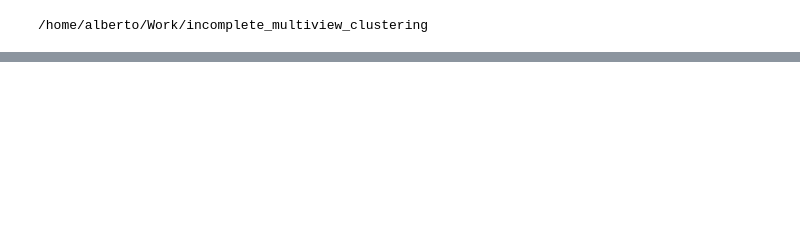
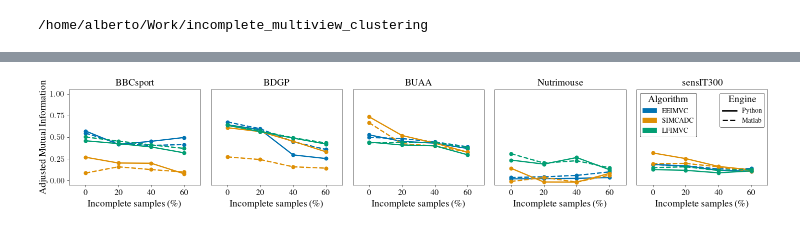
Before and after one commit to RafRomB/imml, a Jupyter notebook: tutorials/engine_comparison.ipynb, the cells around one changed output, grey strips where cells are left out. Drawn from its saved outputs; the diff is of its cells as text; code cells hidden in the pictures; blank space fills up the shorter version.

Commit message:
Creating joint figure for benchmarking different algorithms in engine_comparison.ipynb

```diff
--- a/tutorials/engine_comparison.ipynb
+++ b/tutorials/engine_comparison.ipynb
@@ -21,7 +22,10 @@ from imvc.cluster import DAIMC, IMSR, LFIMVC, EEIMVC, SIMCADC, NEMO
 from tueplots import axes, bundles
 plt.rcParams.update({**bundles.icml2022(), **axes.lines()})
 for key in ["axes.labelsize", "axes.titlesize", "font.size", "legend.fontsize", "xtick.labelsize", "ytick.labelsize"]:
-    plt.rcParams[key] += 3
+    if key == "legend.fontsize":
+        plt.rcParams[key] += 4
+    else:
+        plt.rcParams[key] += 6
 # %%
 def dataset_engine_comp(results_dict, Xs, y, n_clusters, estimator, engines, ps, n_times, att_matrix):
     for p in ps:
@@ -256,0 +287,39 @@ plt.savefig(f"engine_comparison_{estimator_name}.pdf")
+# %%
+colorblind_palette = sns.color_palette("colorblind")
+n_estimators = total_results["Algorithm"].unique()
+estimator_colors_dict = {estimator:colorblind_palette[i] for i, estimator in enumerate(n_estimators)}
+estimator_colors_dict = {mix: col for mix in total_results["Split"] for est, col in estimator_colors_dict.items() if est in mix}
+engine_linestyles_dict = {"Python": "-", "Matlab": "--", "R": "."}
+engine_linestyles_dict = {mix: col for mix in total_results["Split"] for eng, col in engine_linestyles_dict.items() if eng in mix}
+# %%
+axes = sns.FacetGrid(data=total_results, col= "Dataset", col_wrap=5, dropna=True, legend_out=False,
+                     sharey=False, despine=False).map_dataframe(
+    sns.pointplot, x="Incomplete samples (\%)", y= "Value", hue= "Split",
+    palette= estimator_colors_dict, linestyles= list(engine_linestyles_dict.values()), capsize= 0.05, seed= 42)
+
+handles_estimator = [mpatches.Circle((0, 0), radius=0.5, color=color)
+                     for _, color in zip(n_estimators, colorblind_palette)]
+estimator_legend = plt.legend(handles_estimator, total_results["Algorithm"].unique(),
+                                                 title="Algorithm", loc= "upper left")
+plt.gca().add_artist(estimator_legend)
+handles_engine = [plt.Line2D([0], [0], color='black', lw=2, linestyle=linestyle)
+                  for linestyle in engine_linestyles_dict.values()]
+engine_legend = plt.legend(handles_engine, total_results["Engine"].unique(), title="Engine",
+                                              loc= "upper right")
+plt.gca().add_artist(estimator_legend)
+
+for ax, ylabel in zip(axes.axes, total_results["Metric"].unique()):
+    ax.set_ylabel(ylabel)
+    # ax.yaxis.set_ticks(np.arange(0, 1, 0.2))
+for ax in axes.axes:
+    ax.set_ylim(-0.05, 1.05)
+    ax.set_title("")
+for ax, title in zip(axes.axes, total_results["Dataset"].unique()):
+    ax.set_title(title)
+for i in range(1, total_results["Dataset"].nunique()):
+    axes.axes[i].get_yaxis().set_visible(False)
+
+plt.tight_layout()
+plt.savefig(f"engine_comparison_joint.pdf")
+# %% [output]
+[figure, added]
```
Also changed, not shown: parts of 2 cells of this notebook.
